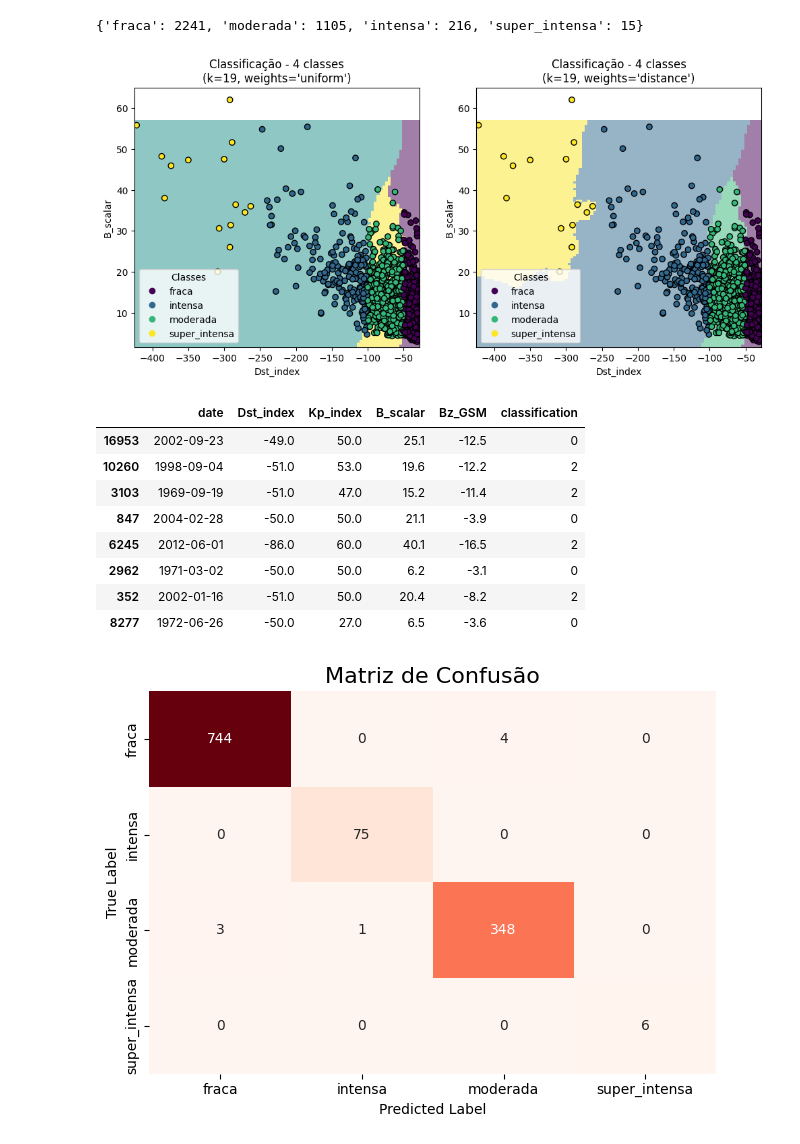
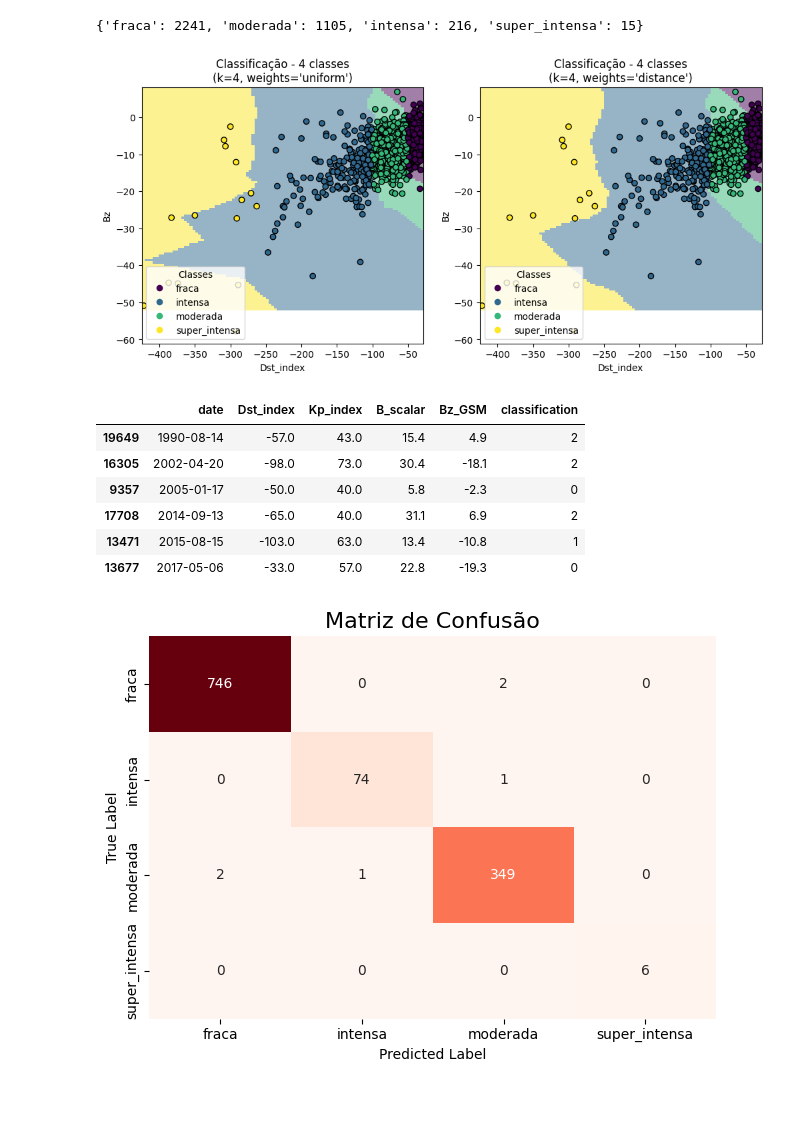
Before and after one commit to GabrieIl/analysis-of-magnetic-storms, a Jupyter notebook: knn.ipynb, the cells around one changed output. Cells and saved outputs as stored; diff of their text form; code cells hidden in the pictures; blank space fills up the shorter version.

```diff
--- a/knn.ipynb
+++ b/knn.ipynb
@@ -26,7 +26,7 @@ le = LabelEncoder()
 
 filter_data['classification'] = le.fit_transform(filter_data['classification'])
 # %%
-X = filter_data[['Dst_index', 'B_scalar']].copy()
+X = filter_data[['Dst_index', 'Bz_GSM']].copy()
 y = filter_data['classification']
 # %%
 from sklearn.model_selection import train_test_split
@@ -38,58 +38,56 @@ from sklearn.pipeline import Pipeline
 from sklearn.preprocessing import StandardScaler
 
 clf = Pipeline(
-    steps=[("scaler", StandardScaler()), ("knn", KNeighborsClassifier(n_neighbors=19))]
+    steps=[("scaler", StandardScaler()), ("knn", KNeighborsClassifier(n_neighbors=4))]
 )
 # %%
 import matplotlib.pyplot as plt
 
 from sklearn.inspection import DecisionBoundaryDisplay
 
 _, axs = plt.subplots(ncols=2, figsize=(12, 5))
 
 for ax, weights in zip(axs, ("uniform", "distance")):
     clf.set_params(knn__weights=weights).fit(X_train, y_train)
     disp = DecisionBoundaryDisplay.from_estimator(
         clf,
         X_test,
         response_method="predict",
         plot_method="pcolormesh",
         xlabel="Dst_index",
-        ylabel="B_scalar",
+        ylabel="Bz",
         shading="auto",
         alpha=0.5,
         ax=ax,
     )
     scatter = disp.ax_.scatter(X.iloc[:, 0], X.iloc[:, 1], c=y, edgecolors="k")
     disp.ax_.legend(
         scatter.legend_elements()[0],
         ["fraca", "intensa", "moderada", "super_intensa"],
         loc="lower left",
         title="Classes",
     )
     _ = disp.ax_.set_title(
         f"Classificação - 4 classes\n(k={clf[-1].n_neighbors}, weights={weights!r})"
     )
 
 plt.show()
 # %% [output]
-[figure, old version]
+[figure, new version]
 # %%
 y_predict = clf.predict(X_test)
 # %%
 import numpy as np
 # indetificar outliers
-filter_data.filter(items=(y_test != y_predict).index[np.where(y_test != y_predict)[0]], axis=0)
+filter_data.filter(items=(y_test != y_predict).index[np.where(y_test != y_predict)[0]], axis=0).sort_values(by='date')
 # %% [output]
 |  | date | Dst_index | Kp_index | B_scalar | Bz_GSM | classification |
-| 16953 | 2002-09-23 | -49.0 | 50.0 | 25.1 | -12.5 | 0 |
-| 10260 | 1998-09-04 | -51.0 | 53.0 | 19.6 | -12.2 | 2 |
-| 3103 | 1969-09-19 | -51.0 | 47.0 | 15.2 | -11.4 | 2 |
-| 847 | 2004-02-28 | -50.0 | 50.0 | 21.1 | -3.9 | 0 |
-| 6245 | 2012-06-01 | -86.0 | 60.0 | 40.1 | -16.5 | 2 |
-| 2962 | 1971-03-02 | -50.0 | 50.0 | 6.2 | -3.1 | 0 |
-| 352 | 2002-01-16 | -51.0 | 50.0 | 20.4 | -8.2 | 2 |
-| 8277 | 1972-06-26 | -50.0 | 27.0 | 6.5 | -3.6 | 0 |
+| 19649 | 1990-08-14 | -57.0 | 43.0 | 15.4 | 4.9 | 2 |
+| 16305 | 2002-04-20 | -98.0 | 73.0 | 30.4 | -18.1 | 2 |
+| 9357 | 2005-01-17 | -50.0 | 40.0 | 5.8 | -2.3 | 0 |
+| 17708 | 2014-09-13 | -65.0 | 40.0 | 31.1 | 6.9 | 2 |
+| 13471 | 2015-08-15 | -103.0 | 63.0 | 13.4 | -10.8 | 1 |
+| 13677 | 2017-05-06 | -33.0 | 57.0 | 22.8 | -19.3 | 0 |
 # %%
 from sklearn.metrics import confusion_matrix
 
```
Also changed, not shown: parts of 1 cell of this notebook, 3 other files.
